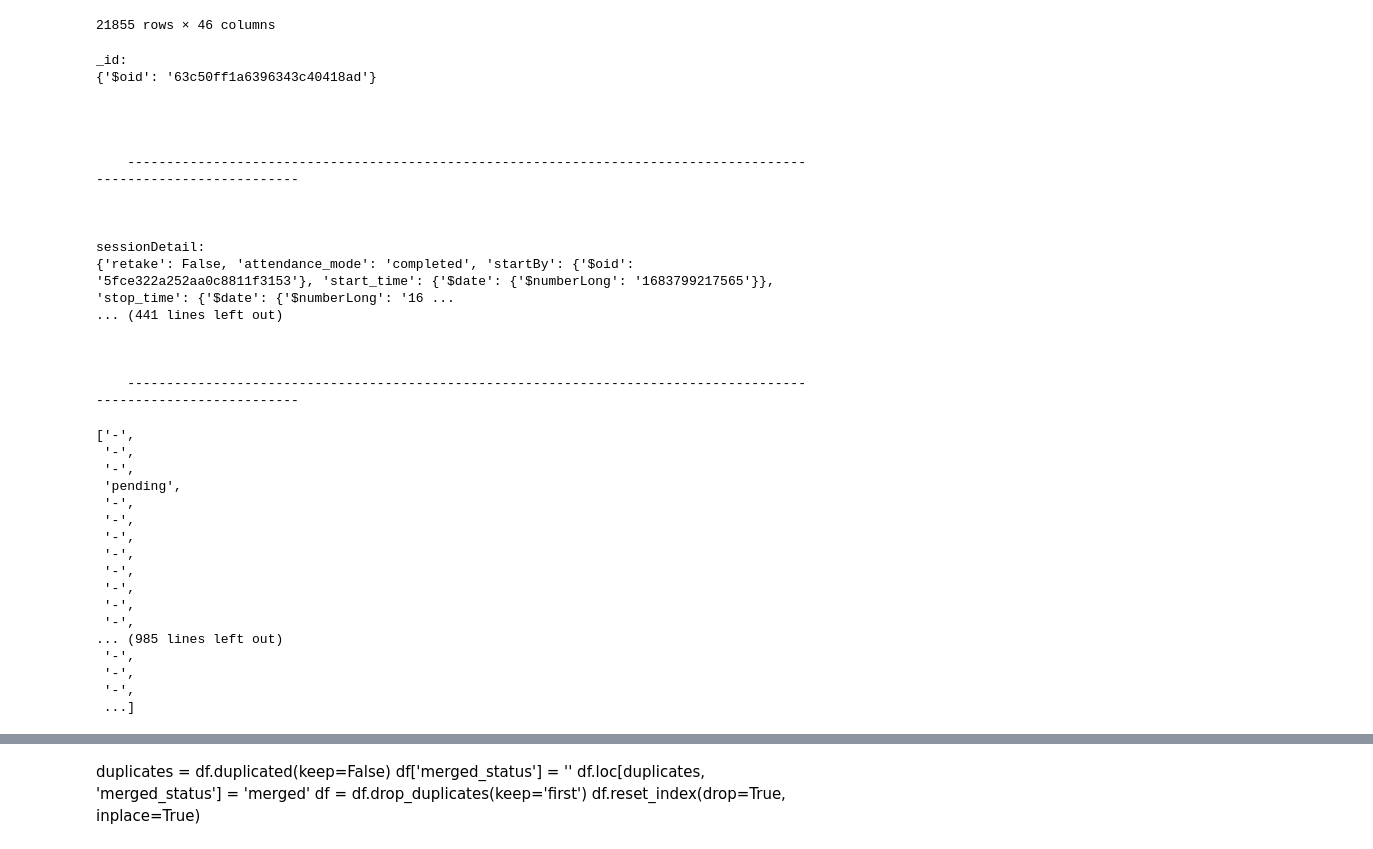
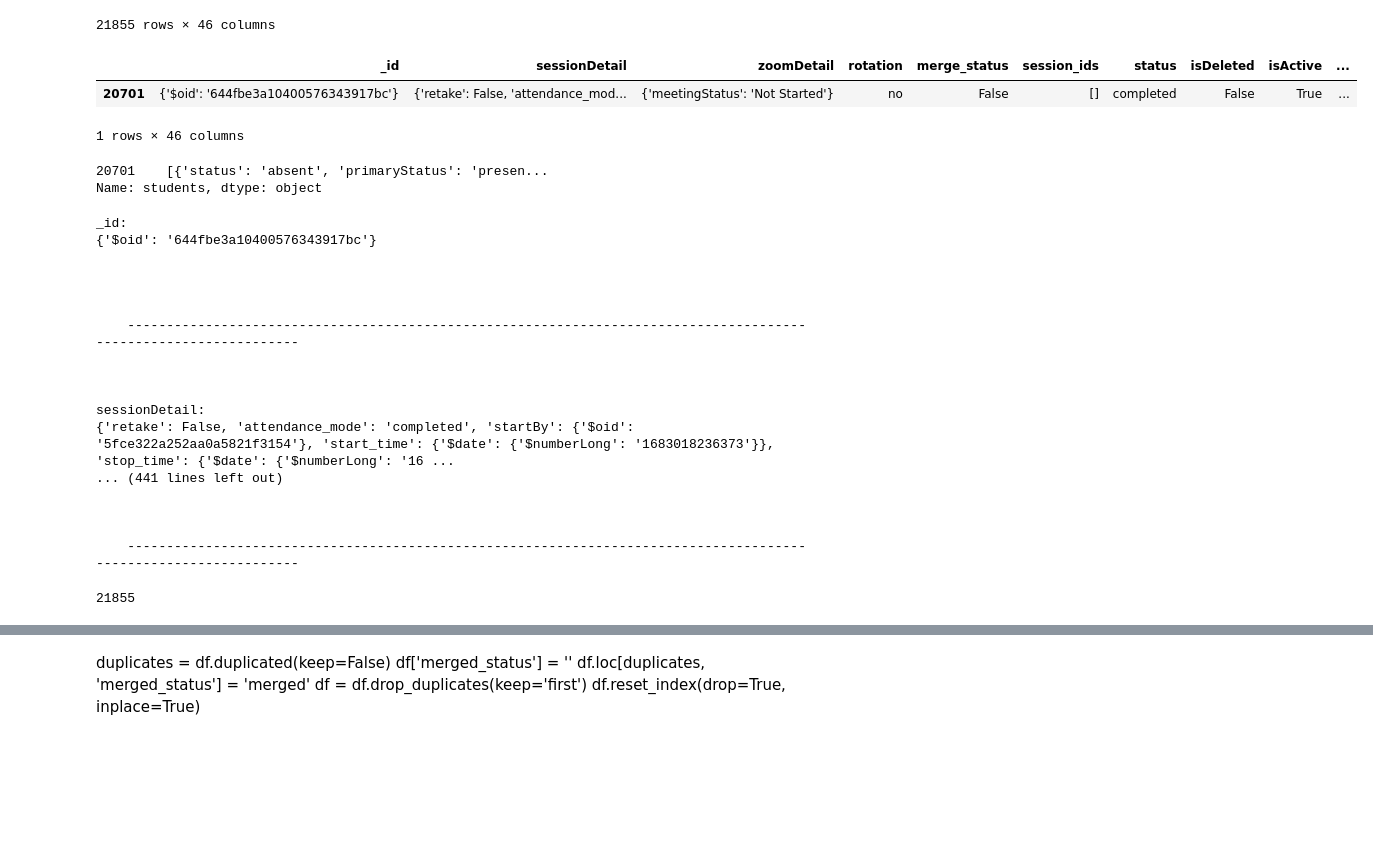
Before and after one commit to Liowizard/Staff_attendanace_data, a Jupyter notebook: All_session_data-demo.ipynb, the cells around one changed output, grey strips where cells are left out. Saved outputs shown, nothing was run; the diff lists cells and outputs as text; code cells hidden in the pictures; blank space fills up the shorter version.

```diff
--- a/All_session_data-Copy1.ipynb
+++ b/All_session_data-demo.ipynb
@@ -37,3 +37,11 @@ df
 | 21853 | {'$oid': '64214dfe382728967de193bc'} | {'retake': False, 'attendance_mod... | {'meetingStatus': 'Not Started'} | no | False | [] | completed | False | True | ... |
 | 21854 | {'$oid': '64573b752db9b80bd687f095'} | {'retake': False, 'attendance_mod... | {'meetingStatus': 'Not Started'} | no | False | [] | completed | False | True | ... |
 21855 rows × 46 columns
+# %%
+data_=df.loc[df['_id'] == {'$oid': '644fbe3a10400576343917bc'}]
+# %%
+data_
+# %% [output]
+|  | _id | sessionDetail | zoomDetail | rotation | merge_status | session_ids | status | isDeleted | isActive | ... |
+| 20701 | {'$oid': '644fbe3a10400576343917bc'} | {'retake': False, 'attendance_mod... | {'meetingStatus': 'Not Started'} | no | False | [] | completed | False | True | ... |
+1 rows × 46 columns
@@ -40,7 +50,12 @@ df
+# %%
+a
+# %% [output]
+20701    [{'status': 'absent', 'primaryStatus': 'presen...
+Name: students, dtype: object
 # %%
 for col in colu:
     print(col+":")
-    print(df[col][21835])
+    print(df[col][20701])
     print("""
 
 
@@ -51,7 +66,7 @@ for col in colu:
     """)
 # %% [output]
 _id:
-{'$oid': '63c50ff1a6396343c40418ad'}
+{'$oid': '644fbe3a10400576343917bc'}
 
 
 
@@ -61,7 +76,7 @@ _id:
 
 
 sessionDetail:
-{'retake': False, 'attendance_mode': 'completed', 'startBy': {'$oid': '5fce322a252aa0c8811f3153'}, 'start_time': {'$date': {'$numberLong': '1683799217565'}}, 'stop_time': {'$date': {'$numberLong': '16 ...
+{'retake': False, 'attendance_mode': 'completed', 'startBy': {'$oid': '5fce322a252aa0a5821f3154'}, 'start_time': {'$date': {'$numberLong': '1683018236373'}}, 'stop_time': {'$date': {'$numberLong': '16 ...
 ... (441 lines left out)
 
 
@@ -295,21 +312,5 @@ for no ,session in df.iterrows():
 # %%
-primary_present
+len(_id)
 # %% [output]
-['-',
- '-',
- '-',
- 'pending',
- '-',
- '-',
- '-',
- '-',
- '-',
- '-',
- '-',
- '-',
-... (985 lines left out)
- '-',
- '-',
- '-',
- ...]
+21855
 # %%
```
Also changed, not shown: parts of 11 cells of this notebook, 4 other files.
